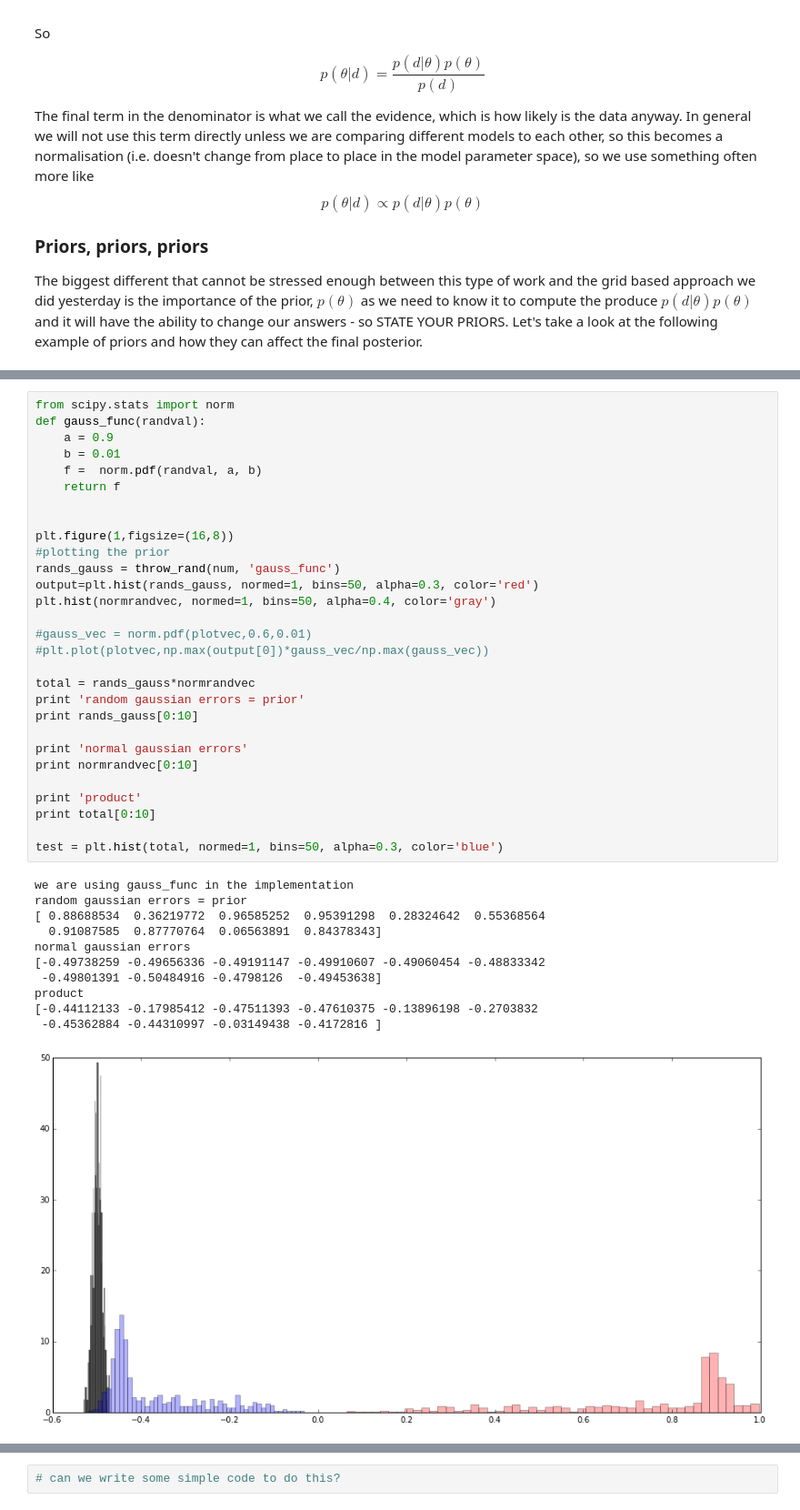
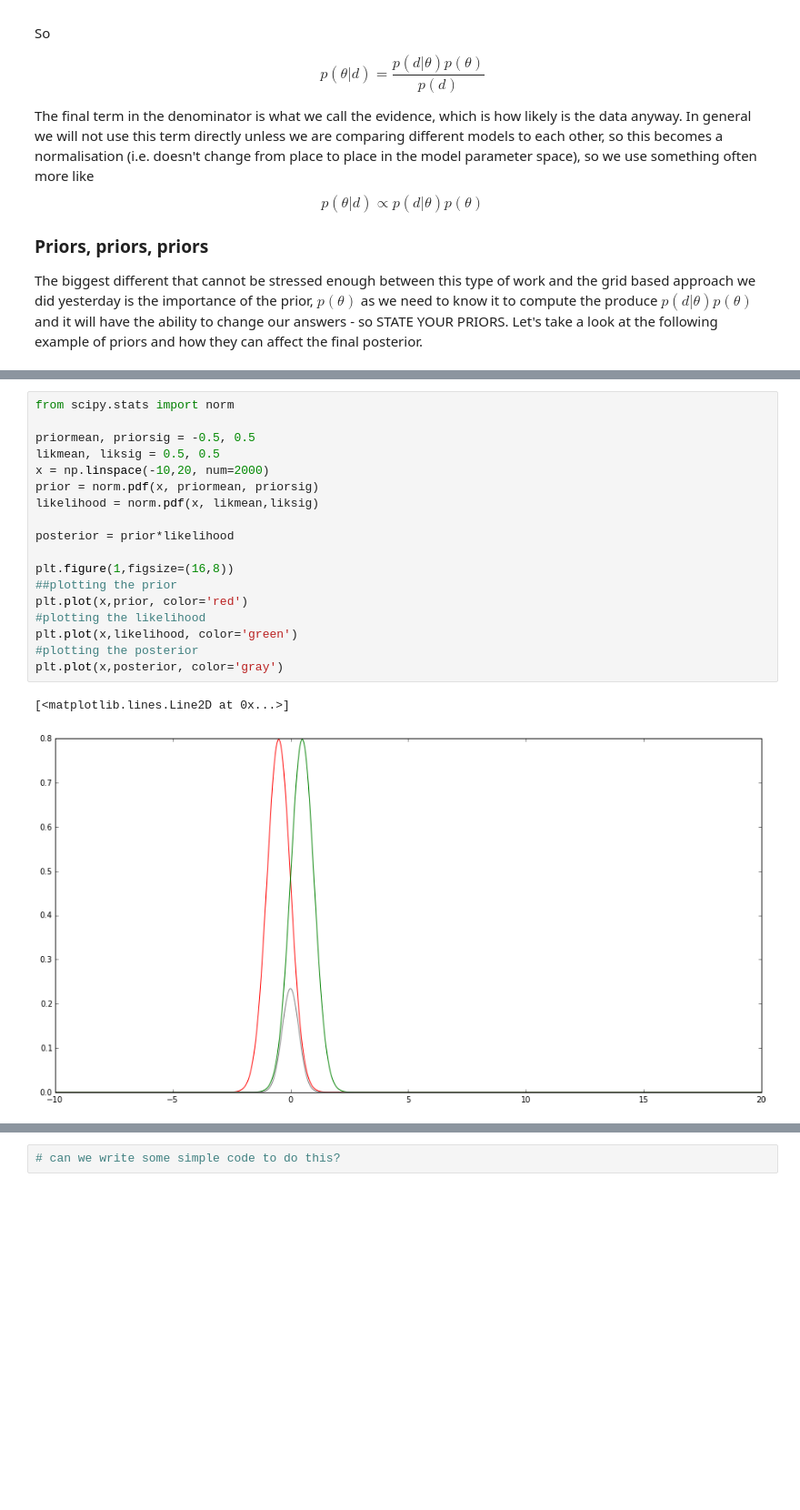
Before and after one commit to pmelchior/usrp-sciprog, a Jupyter notebook: day6/USRP_Bayes.ipynb, the cells around one changed output, grey strips where cells are left out. Shown at 91% size. Cells and saved outputs as stored; diff of their text form; blank space fills up the shorter version.

Commit message:
mode modifications to code and added figure

```diff
--- a/day6/USRP_Bayes.ipynb
+++ b/day6/USRP_Bayes.ipynb
@@ -123,44 +133,24 @@ normrandvec = -0.5+0.01*np.random.randn(num) #create a normal gaussian
-# %%
-from scipy.stats import norm
-def gauss_func(randval):
-    a = 0.9
-    b = 0.01
-    f =  norm.pdf(randval, a, b)
-    return f
-
-
-plt.figure(1,figsize=(16,8))
-#plotting the prior
-rands_gauss = throw_rand(num, 'gauss_func')
-output=plt.hist(rands_gauss, normed=1, bins=50, alpha=0.3, color='red')
-plt.hist(normrandvec, normed=1, bins=50, alpha=0.4, color='gray')
-
-#gauss_vec = norm.pdf(plotvec,0.6,0.01)
-#plt.plot(plotvec,np.max(output[0])*gauss_vec/np.max(gauss_vec))
-
-total = rands_gauss*normrandvec
-print 'random gaussian errors = prior'
-print rands_gauss[0:10]
-
-print 'normal gaussian errors'
-print normrandvec[0:10]
-
-print 'product'
-print total[0:10]
-
-test = plt.hist(total, normed=1, bins=50, alpha=0.3, color='blue')
-# %% [output]
-we are using gauss_func in the implementation
-random gaussian errors = prior
-[ 0.88688534  0.36219772  0.96585252  0.95391298  0.28324642  0.55368564
-  0.91087585  0.87770764  0.06563891  0.84378343]
-normal gaussian errors
-[-0.49738259 -0.49656336 -0.49191147 -0.49910607 -0.49060454 -0.48833342
- -0.49801391 -0.50484916 -0.4798126  -0.49453638]
-product
-[-0.44112133 -0.17985412 -0.47511393 -0.47610375 -0.13896198 -0.2703832
- -0.45362884 -0.44310997 -0.03149438 -0.4172816 ]
-[figure, removed]
+# %%
+from scipy.stats import norm
+
+priormean, priorsig = -0.5, 0.5
+likmean, liksig = 0.5, 0.5
+x = np.linspace(-10,20, num=2000)
+prior = norm.pdf(x, priormean, priorsig)
+likelihood = norm.pdf(x, likmean,liksig)
+
+posterior = prior*likelihood
+
+plt.figure(1,figsize=(16,8))
+##plotting the prior
+plt.plot(x,prior, color='red')
+#plotting the likelihood
+plt.plot(x,likelihood, color='green')
+#plotting the posterior
+plt.plot(x,posterior, color='gray')
+# %% [output]
+[<matplotlib.lines.Line2D at 0x...>]
+[figure, added]
 # %% [markdown]
 ## Stepping in the parameter space
 
```
Also changed, not shown: parts of 2 cells of this notebook.
